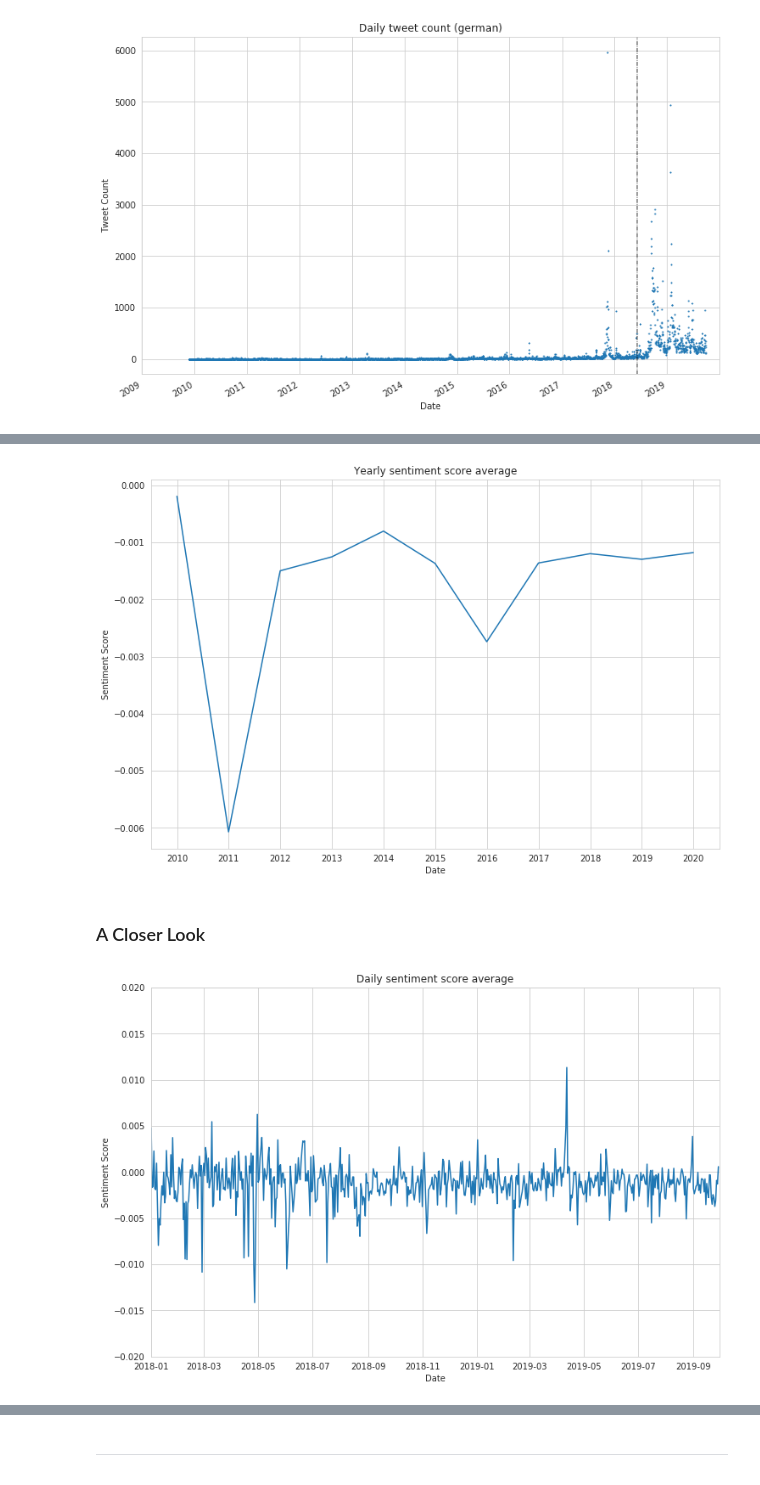
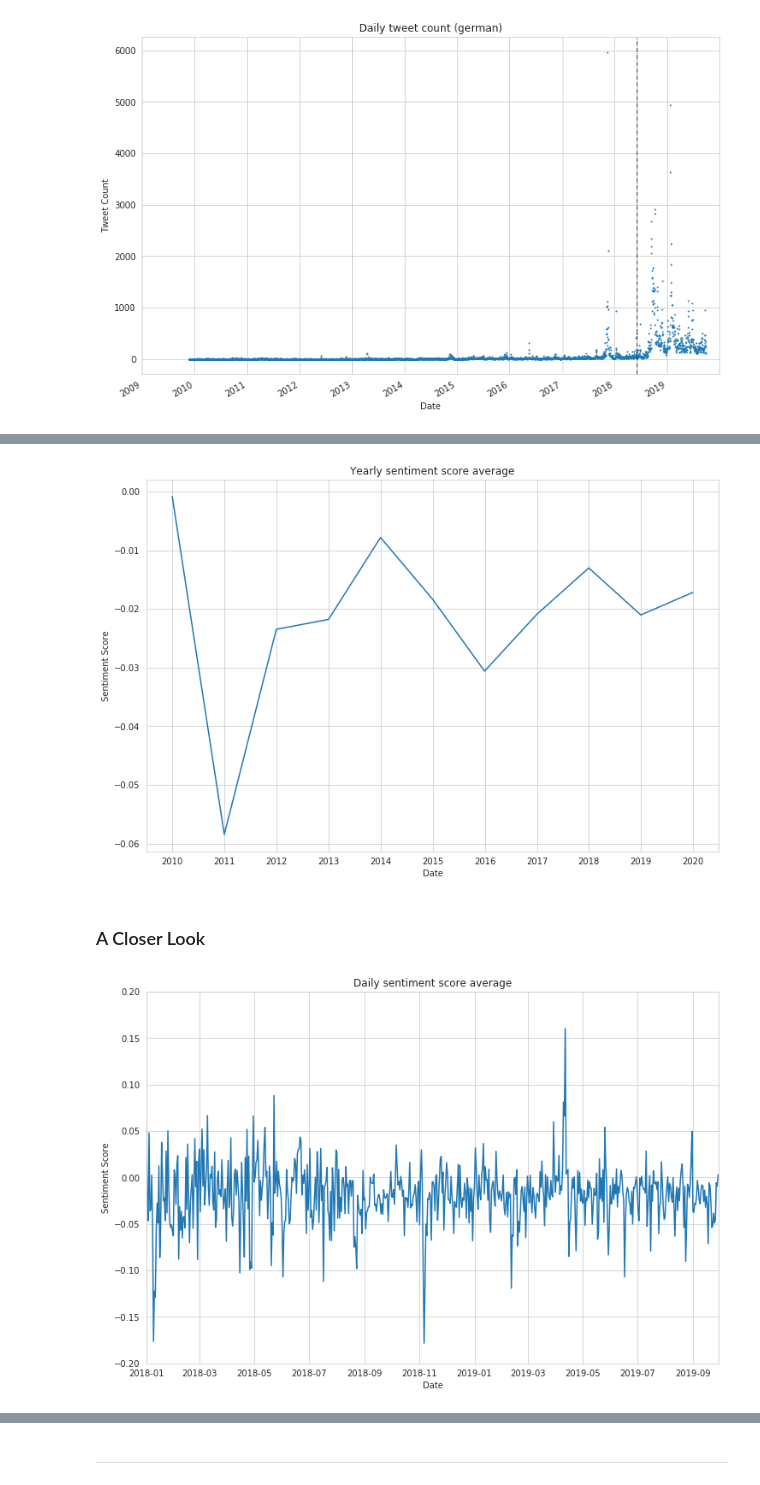
Before and after one commit to yuantinglee/twitter-discourse, a Jupyter notebook: analysis/sentiment_analysis.ipynb, the cells around one changed output, grey strips where cells are left out. Saved outputs shown, nothing was run; the diff lists cells and outputs as text; code cells hidden in the pictures.

```diff
--- a/analysis/sentiment_analysis.ipynb
+++ b/analysis/sentiment_analysis.ipynb
@@ -149,7 +149,7 @@ def get_senti_score(tweet):
             scores.append(score)
 
     if sum(scores) != 0:
-        return sum(scores)/len(tweet)
+        return sum(scores)/len(scores)
     else:
         return 0
 # %% [markdown]
@@ -381,21 +399,21 @@ ax.set(xlabel="Date",ylabel="Sentiment Score", title="Yearly sentiment score ave
 plt.show()
 fig.savefig('plots/yearlyavgsenti.png', dpi=300)
 # %% [output]
-[figure, old version]
+[figure, new version]
 # %% [markdown]
 ### A Closer Look
 # %%
 fig, ax = plt.subplots(figsize=(12,8))
 sns.lineplot(texts_de_daily.index, texts_de_daily, ax = ax)
 ax.set(xlim=(datetime.datetime.strptime('2018-01-01', '%Y-%m-%d'), datetime.datetime.strptime('2019-09-30', '%Y-%m-%d')),
-       ylim=(-0.02,0.02),
+       ylim=(-0.2,0.2),
        xlabel="Date",
        ylabel="Sentiment Score",
        title="Daily sentiment score average")
 plt.show()
 #fig.savefig('plots/dailyavgsenti.png', dpi=300)
 # %% [output]
-[figure, old version]
+[figure, new version]
 # %%
 fig, ax = plt.subplots(figsize=(12,8))
 #sns.lineplot(texts_de_daily.index, texts_de_daily, ax = ax)
```
Also changed, not shown: parts of 35 cells of this notebook.
